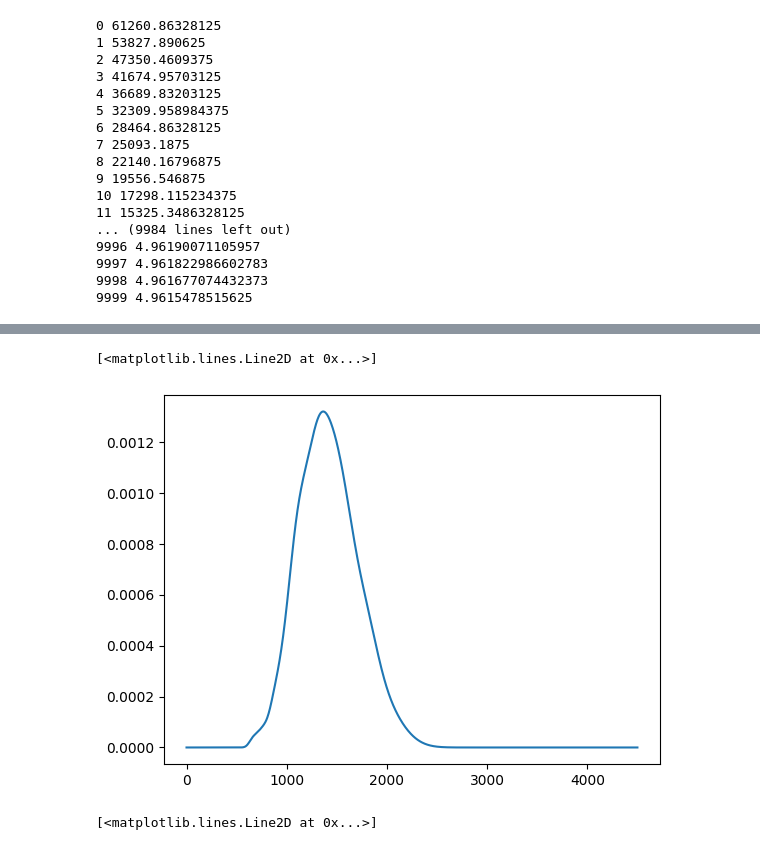
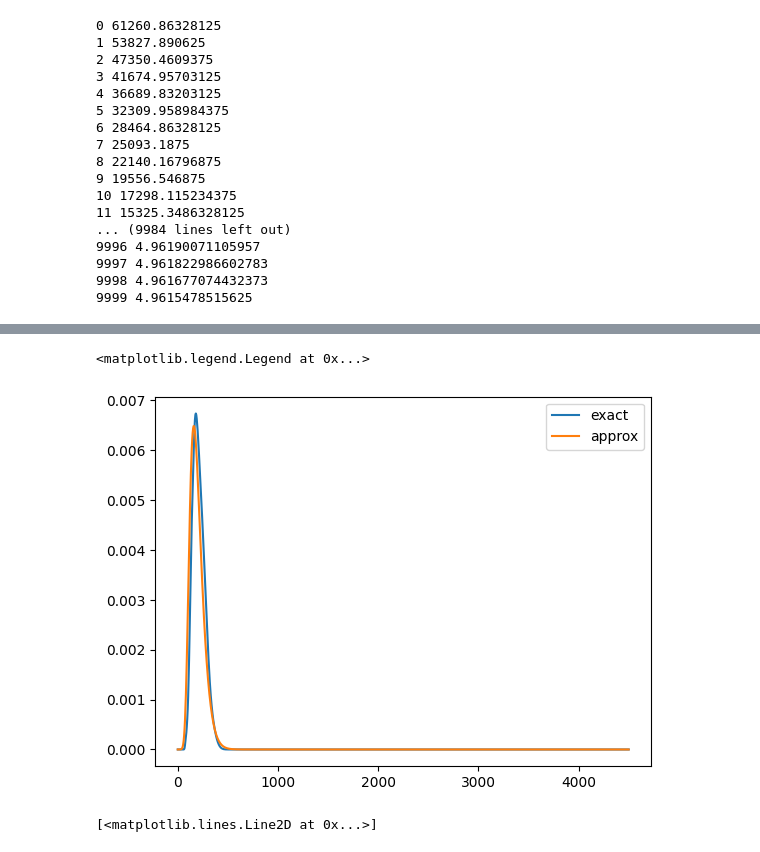
Before and after one commit to honglizhaobob/dl-hidimuq, a Jupyter notebook: code/LinearOscillator/python/PINF.ipynb, the cells around one changed output, grey strips where cells are left out. Cells and saved outputs as stored; diff of their text form; code cells hidden in the pictures.

```diff
--- a/code/LinearOscillator/python/PINF.ipynb
+++ b/code/LinearOscillator/python/PINF.ipynb
@@ -60,10 +55,13 @@ plt.plot(x_sample, prediction[5, :])
 # %%
 subsample_density = data["v_density"][0:-1:2, 0:-1:50].T
-# %%
-plt.plot(x_sample, subsample_density[5, :])
-# %% [output]
-[<matplotlib.lines.Line2D at 0x...>]
-[figure, removed]
+# %%
+idx = 21
+plt.plot(x_sample, subsample_density[idx, :], label="exact")
+plt.plot(x_sample, prediction[idx, :], label="approx")
+plt.legend()
+# %% [output]
+<matplotlib.legend.Legend at 0x...>
+[figure, added]
 # %%
 # relative error in L^2 from KDE benchmark
 l2_rel_err = np.sum(((subsample_density-prediction)**2)*dx, 1) / np.sum((subsample_density**2)*dx, 1)
```
Also changed, not shown: parts of 22 cells of this notebook, 5 other files.
